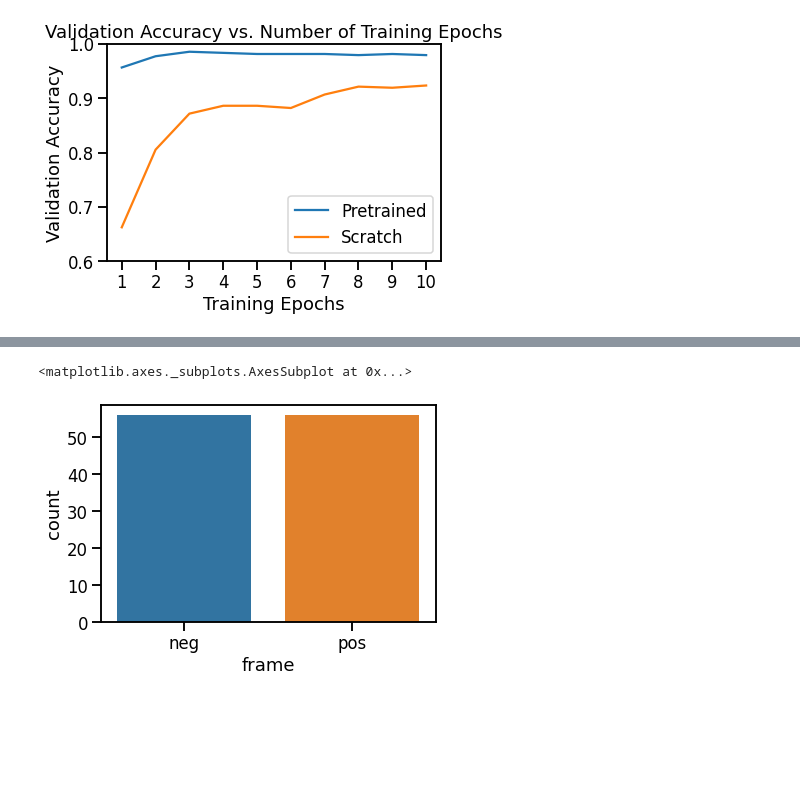
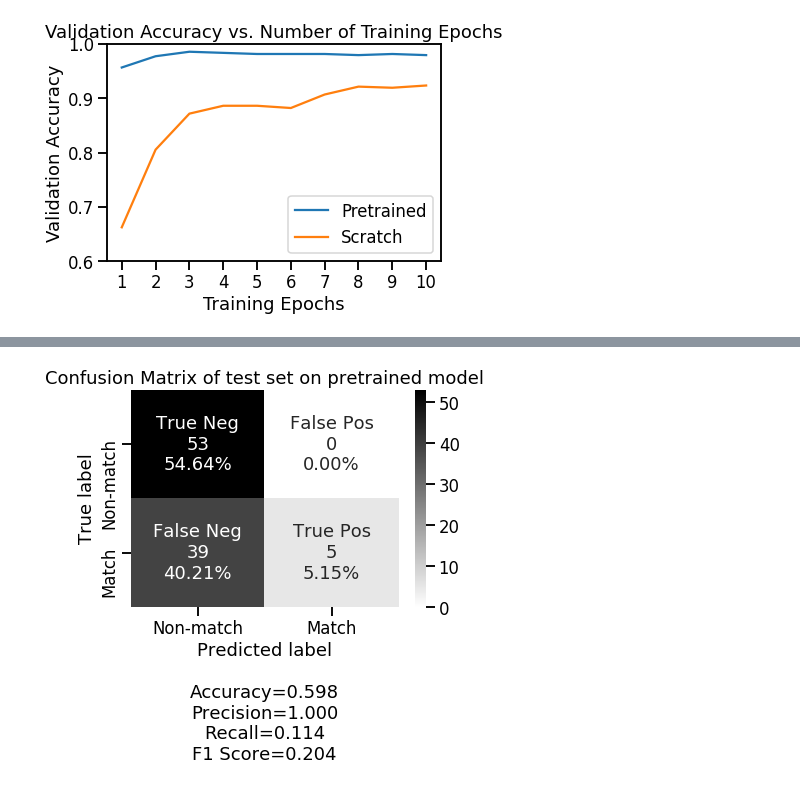
Before and after one commit to Ostyk/respo.vision, a Jupyter notebook: loader.ipynb, the cells around one changed output, grey strips where cells are left out. Saved outputs shown, nothing was run; the diff lists cells and outputs as text; code cells hidden in the pictures; blank space fills up the shorter version.

```diff
--- a/loader.ipynb
+++ b/loader.ipynb
@@ -435,0 +139,3 @@ test = pd.read_csv('data/test.csv', index_col=[0])
+# %%
+pretrained, _ = initialize_model(model_name, num_classes, feature_extract=False, use_pretrained=False)
+pretrained = load_trained_model(pretrained, model_path = 'models/Pretrained_CP_epoch_11.pth', device=device)
@@ -463,5 +156,0 @@ cf_matrix = confusion_matrix(y_true, y_pred)
-# %%
-import numpy as np
-import seaborn as sns
-from cf_matrix import make_confusion_matrix
-sns.set_context('talk')
@@ -480,5 +156,0 @@ make_confusion_matrix(cf_matrix, group_names=labels, categories=categories, cmap
-# %%
-sns.countplot(test.frame)
-# %% [output]
-<matplotlib.axes._subplots.AxesSubplot at 0x...>
-[figure, removed]
@@ -541,0 +157,10 @@ def eval_model_test_set(model, test_path, batch_size):
+# %%
+pretrained_stats = Evaluater(net = pretrained,
+                             data_loader = test_loader,
+                             categories = ['Non-match' ,'Match'],
+                             model_name = 'pretrained',
+                             device=device)
+pretrained_stats.eval_trained_model()
+pretrained_stats.confustion_matrix()
+# %% [output]
+[figure, added]
```
Also changed, not shown: parts of 51 cells of this notebook, 8 other files.
